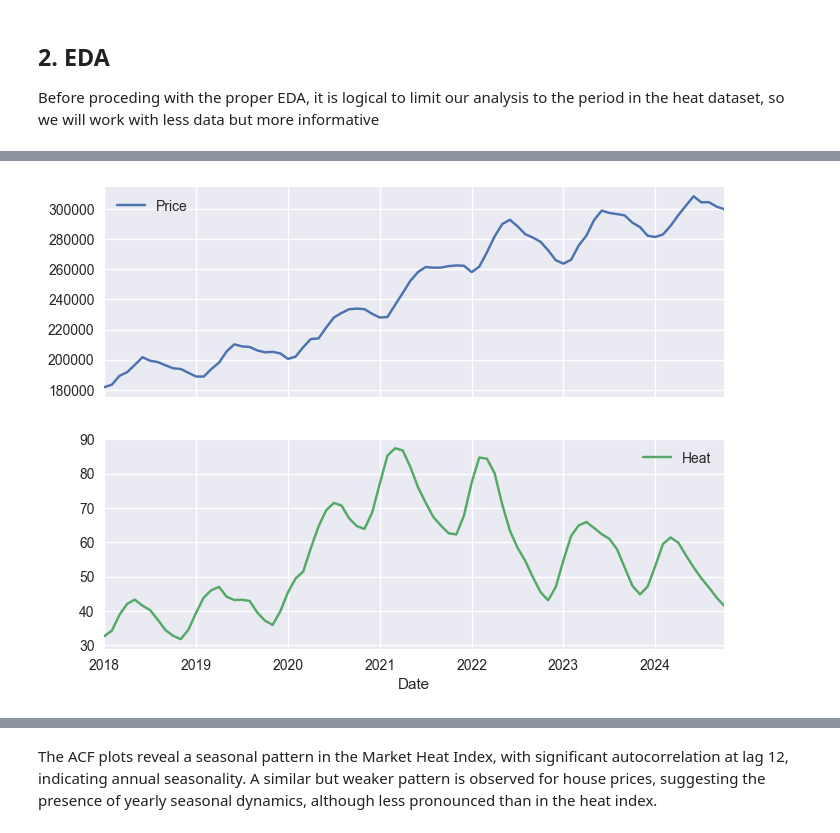
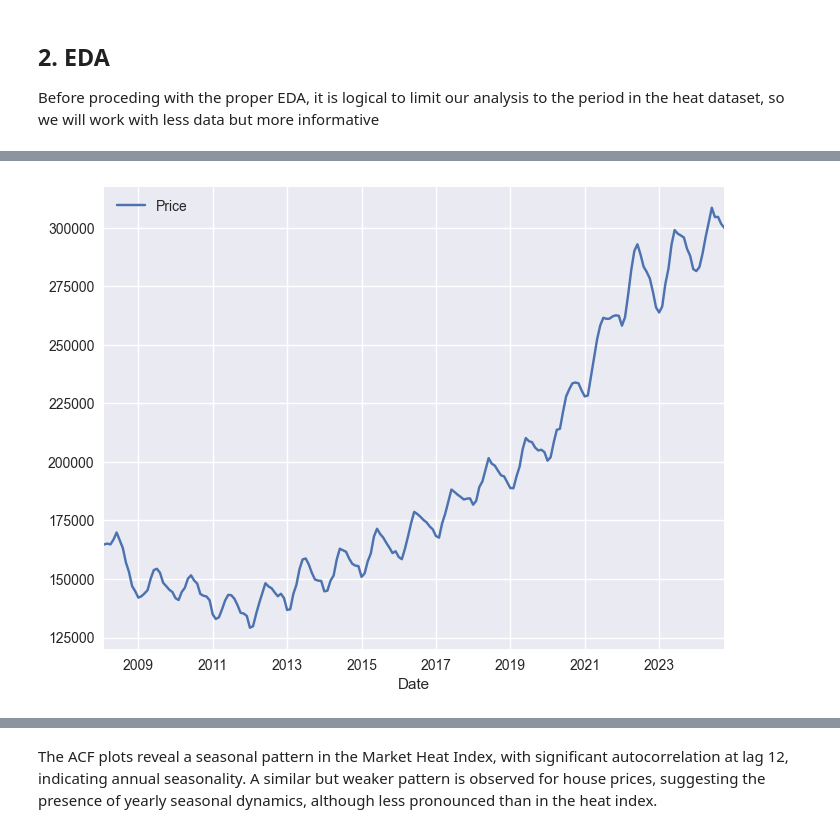
Before and after one commit to alessiogianello/house_pricing_forecast, a Jupyter notebook: main.ipynb, the cells around one changed output, grey strips where cells are left out. Cells and saved outputs as stored; diff of their text form; code cells hidden in the pictures.

```diff
--- a/main.ipynb
+++ b/main.ipynb
@@ -77,17 +91,7 @@ price.describe()
 # Reshape the dataframe in a more convenient way
 print(price.columns)
 
-id_vars = ['RegionID', 'SizeRank', 'RegionName', 'RegionType', 'StateName']
-
-price_long = price.melt(
-    id_vars=id_vars,
-    var_name='Date',
-    value_name='Price'
-)
-
-price_long['Date'] = pd.to_datetime(price_long['Date'])
-price_long = price_long.sort_values(['RegionName', 'Date'])
-
+price_long = melt_long(price, 'Price')
 price_long.head()
 # %% [output]
 Index(['RegionID', 'SizeRank', 'RegionName', 'RegionType', 'StateName',
@@ -395,18 +389,17 @@ Now the dataset is cleaner and ready to be manipulated
 
 Before proceding with the proper EDA, it is logical to limit our analysis to the period in the heat dataset, so we will work with less data but more informative
 # %%
-price_long = price_long.loc[
-    (price_long["Date"] >= heat_long["Date"].min()) &
-    (price_long["Date"] <= heat_long["Date"].max()), :
-]
+# price_long = price_long.loc[
+#     (price_long['Date'] >= heat_long['Date'].min()) &
+#     (price_long['Date'] <= heat_long['Date'].max()),
+#     :
+# ]
 
-price = price_long
-
-price_long = price_long.merge(
-    heat_long[["RegionID", "Date", "Heat"]],
-    on=["RegionID", "Date"],
-    how="left"
-)
+# price_long = price_long.merge(
+#     heat_long[['RegionID', 'Date', 'Heat']],
+#     on=['RegionID', 'Date'],
+#     how='left'
+# )
 
 display(price_long.head())
 # %% [output]
@@ -456,8 +431,8 @@ plt.show()
 # %%
-monthly = price_long.groupby('Date')[['Price','Heat']].mean()
+monthly = price_long.groupby('Date')[['Price']].mean()
 
 monthly.plot(subplots=True, figsize=(8,6))
 plt.show()
 # %% [output]
-[figure, old version]
+[figure, new version]
 # %%
```
Also changed, not shown: parts of 31 cells of this notebook, 4 other files.
